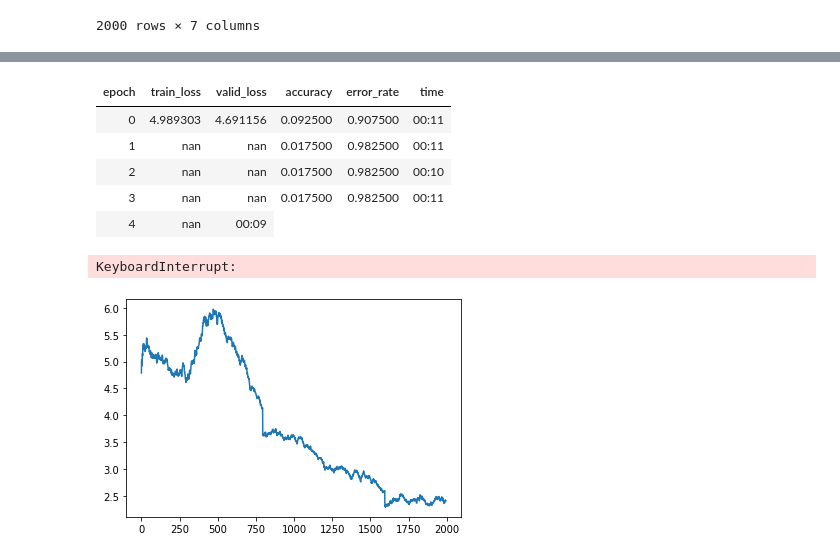
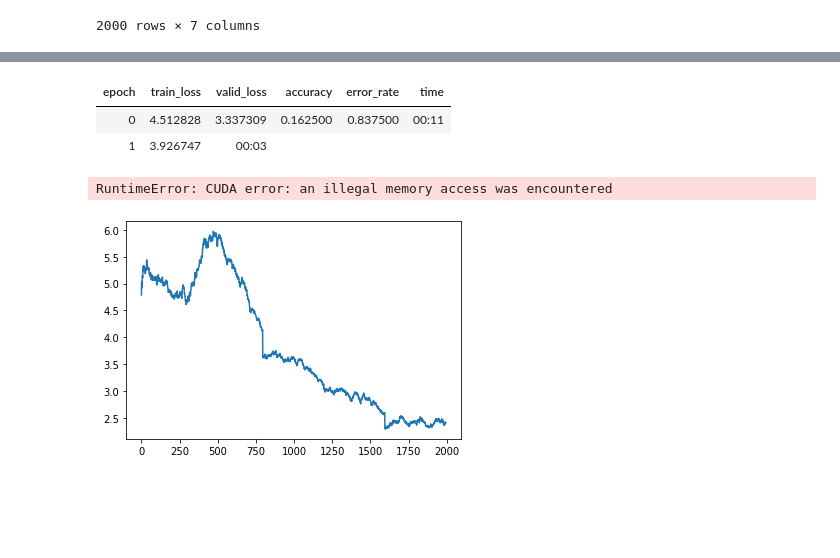
Before and after one commit to limeai/fastai_dev, a Jupyter notebook: dev/72_audio_model.ipynb, the cells around one changed output, grey strips where cells are left out. Drawn from its saved outputs; the diff is of its cells as text; code cells hidden in the pictures; blank space fills up the shorter version.

```diff
--- a/dev/72_audio_model.ipynb
+++ b/dev/72_audio_model.ipynb
@@ -113,13 +113,10 @@ learn.lr_find()
 # %%
-learn.fit_one_cycle(5, 1e-2)
+learn.fit_one_cycle(5, 1e-3)
 # %% [output]
 | epoch | train_loss | valid_loss | accuracy | error_rate | time |
-| 0 | 4.989303 | 4.691156 | 0.092500 | 0.907500 | 00:11 |
-| 1 | nan | nan | 0.017500 | 0.982500 | 00:11 |
-| 2 | nan | nan | 0.017500 | 0.982500 | 00:10 |
-| 3 | nan | nan | 0.017500 | 0.982500 | 00:11 |
-| 4 | nan | 00:09 |
+| 0 | 4.512828 | 3.337309 | 0.162500 | 0.837500 | 00:11 |
+| 1 | 3.926747 | 00:03 |
-KeyboardInterrupt:
+RuntimeError: CUDA error: an illegal memory access was encountered
 # %%
 learn.recorder.plot_loss()
 # %% [output]
```
Also changed, not shown: parts of 2 cells of this notebook.
